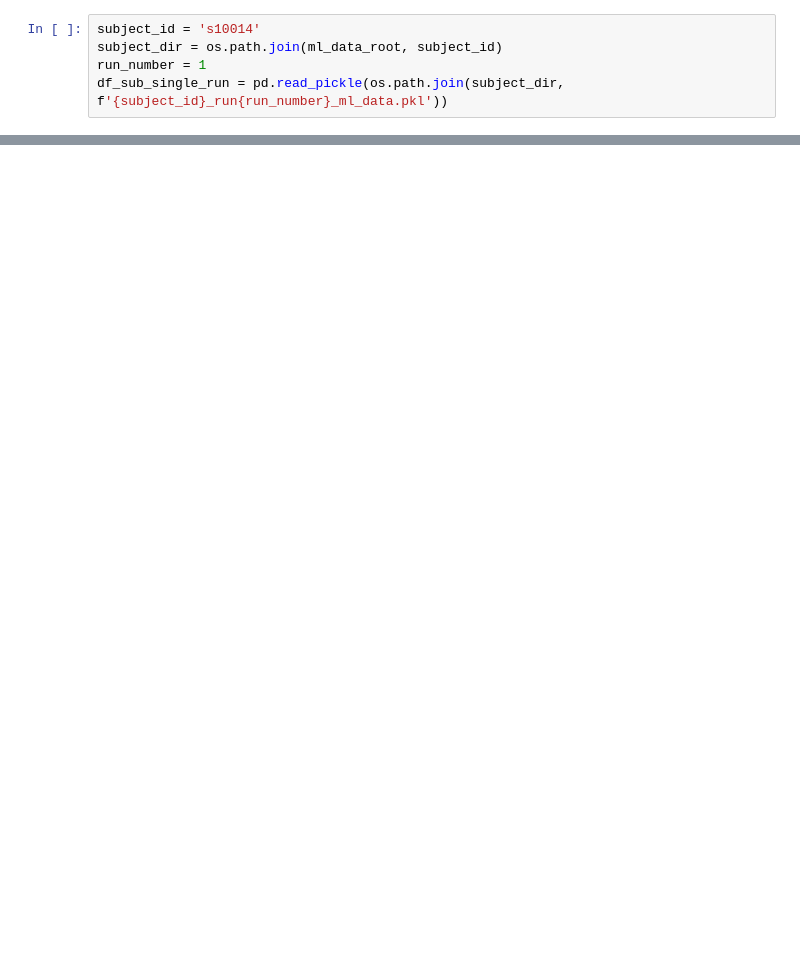
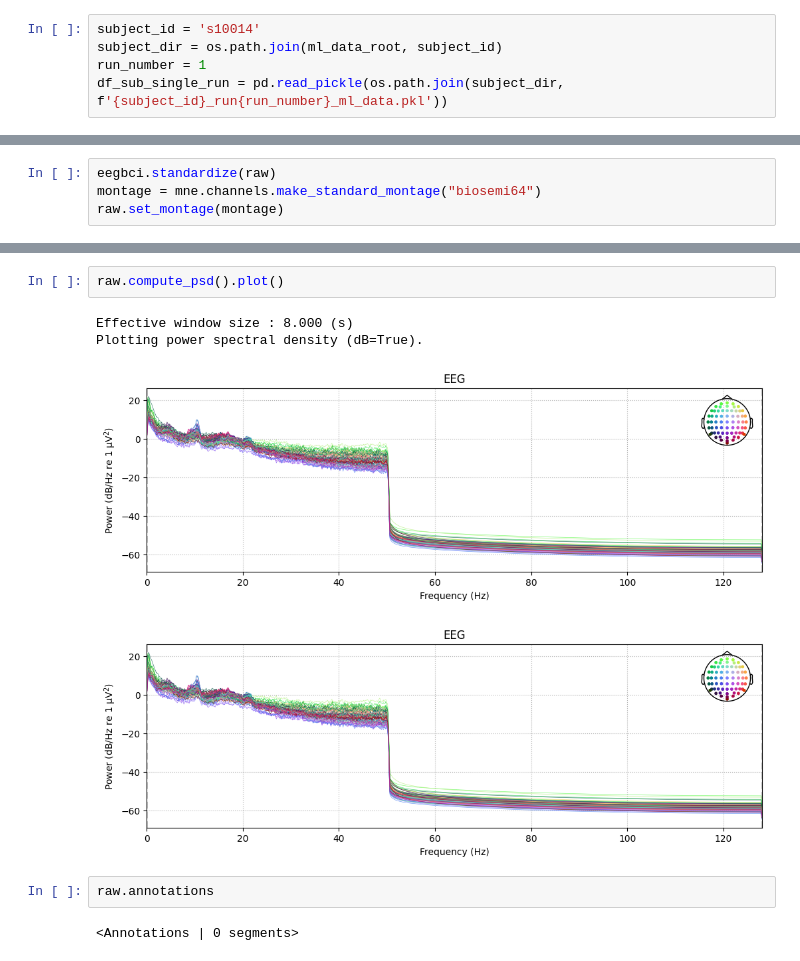
Before and after one commit to SinglePaper/BCI-Mind-Wandering, a Jupyter notebook: 0. Load data.ipynb, the cells around one changed output, grey strips where cells are left out. Drawn from its saved outputs; the diff is of its cells as text; blank space fills up the shorter version.

```diff
--- a/0. Load data.ipynb
+++ b/0. Load data.ipynb
@@ -34,0 +188,4 @@ df_sub_single_run = pd.read_pickle(os.path.join(subject_dir, f'{subject_id}_run{
+# %%
+eegbci.standardize(raw)
+montage = mne.channels.make_standard_montage("biosemi64")
+raw.set_montage(montage)
@@ -34,0 +208,11 @@ df_sub_single_run = pd.read_pickle(os.path.join(subject_dir, f'{subject_id}_run{
+# %%
+raw.compute_psd().plot()
+# %% [output]
+Effective window size : 8.000 (s)
+Plotting power spectral density (dB=True).
+[figure, added]
+[figure, added]
+# %%
+raw.annotations
+# %% [output]
+<Annotations | 0 segments>
```
Also changed, not shown: parts of 15 cells of this notebook.
